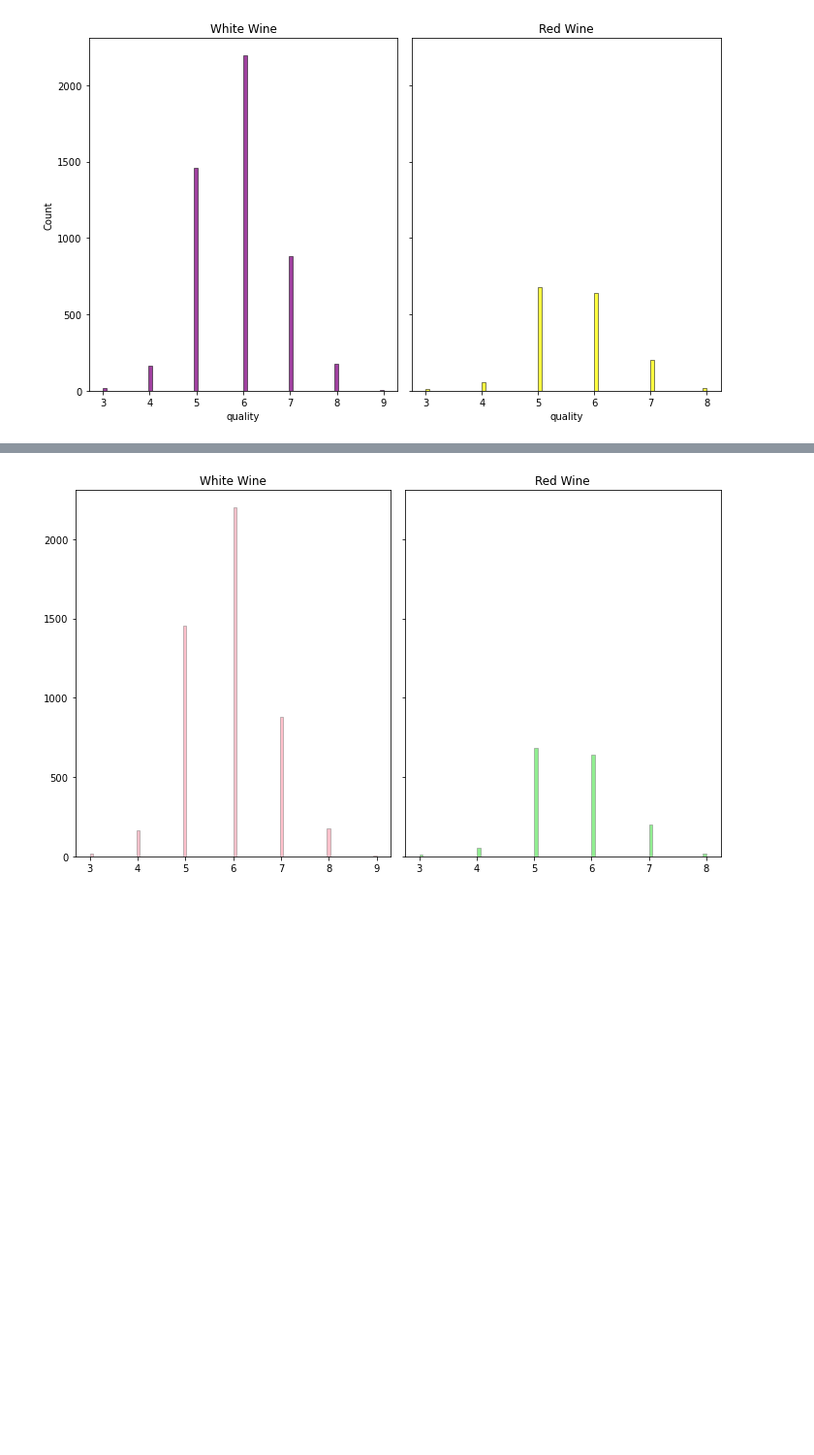
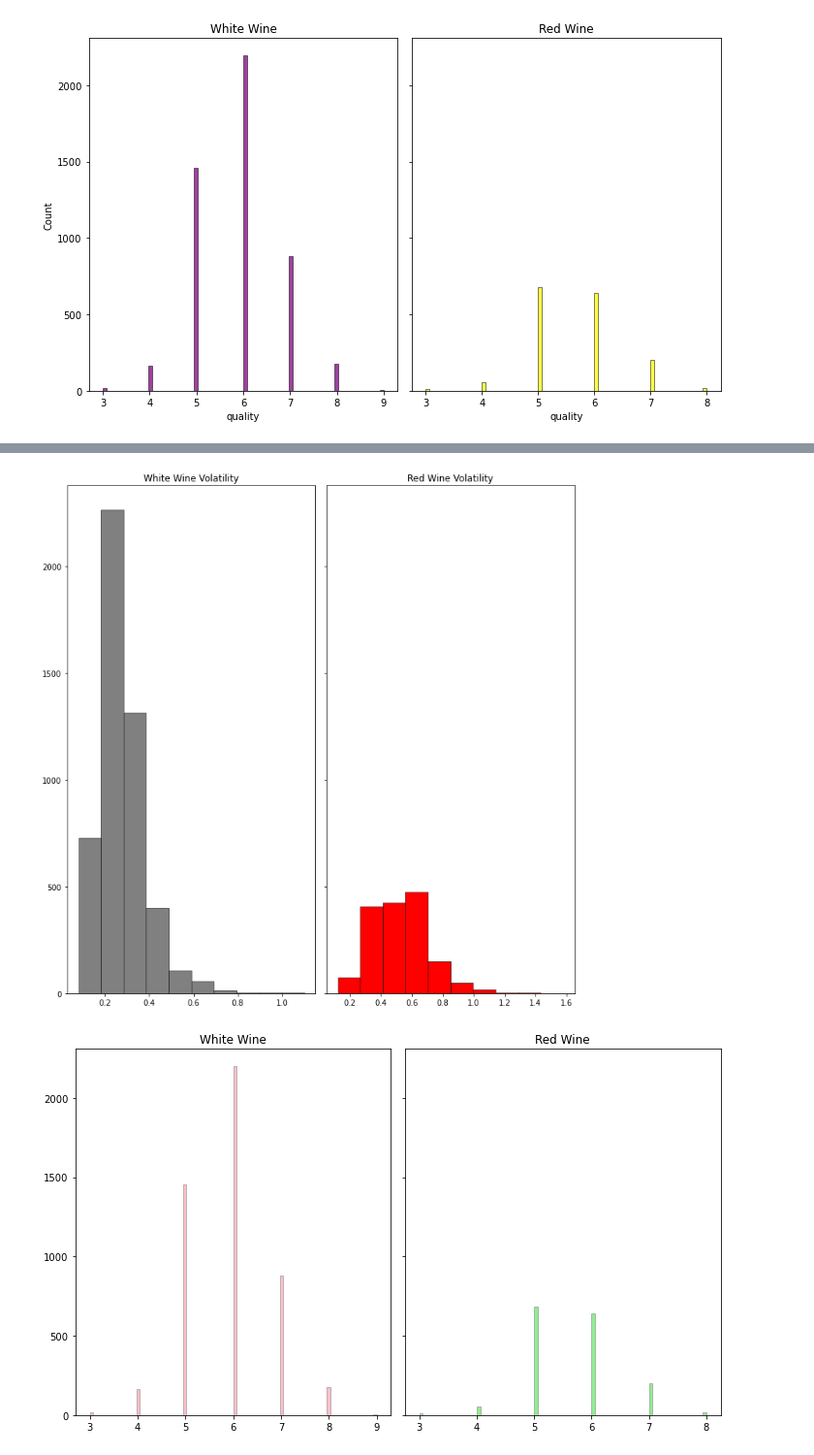
Before and after one commit to EjioforSandraAkunna/BlueBerryWine_Project, a Jupyter notebook: matplotlib_exercises.ipynb, the cells around one changed output, grey strips where cells are left out. Shown: that part at 97% size. Cells and saved outputs as stored; diff of their text form; code cells hidden in the pictures; blank space fills up the shorter version.

```diff
--- a/matplotlib_exercises.ipynb
+++ b/matplotlib_exercises.ipynb
@@ -600,3 +670,16 @@ sns.histplot(data=red_wine, x="quality",
+# %%
+fig, axs = plt.subplots(1, 2, sharey="row", tight_layout=True, figsize=(10, 10))
+
+axs[0].set_title("White Wine Volatility")
+axs[1].set_title("Red Wine Volatility")
+
+axs[0].hist(white_wine['volatile acidity'], color='grey',
+        edgecolor='black', linewidth=0.5)
+axs[1].hist(red_wine['volatile acidity'], color='red',
+        edgecolor='black', linewidth=0.5)
+plt.show()
+# %% [output]
+[figure, added]
 # %%
 fig, axs = plt.subplots(1, 2, sharey="row", tight_layout=True, figsize=(10, 6))
 
```
Also changed, not shown: parts of 6 cells of this notebook.
